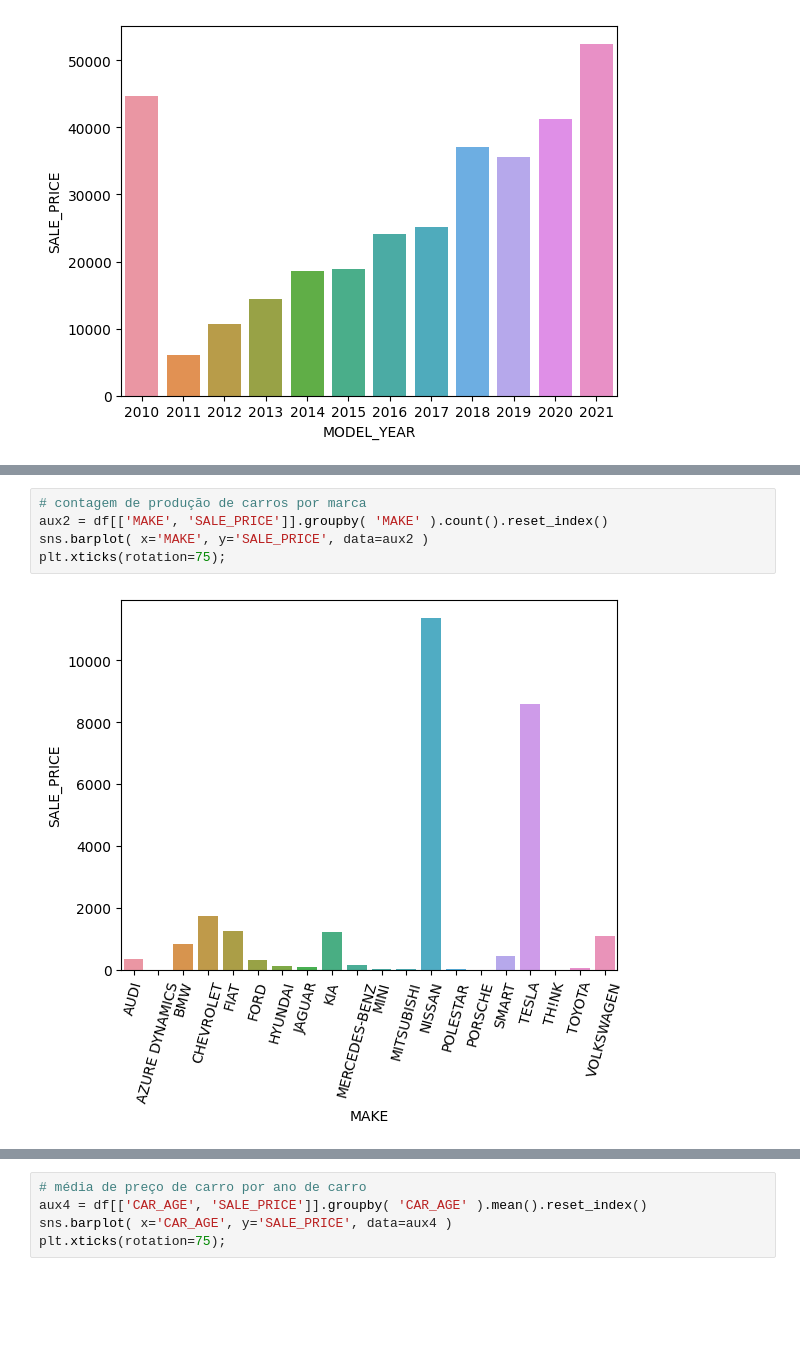
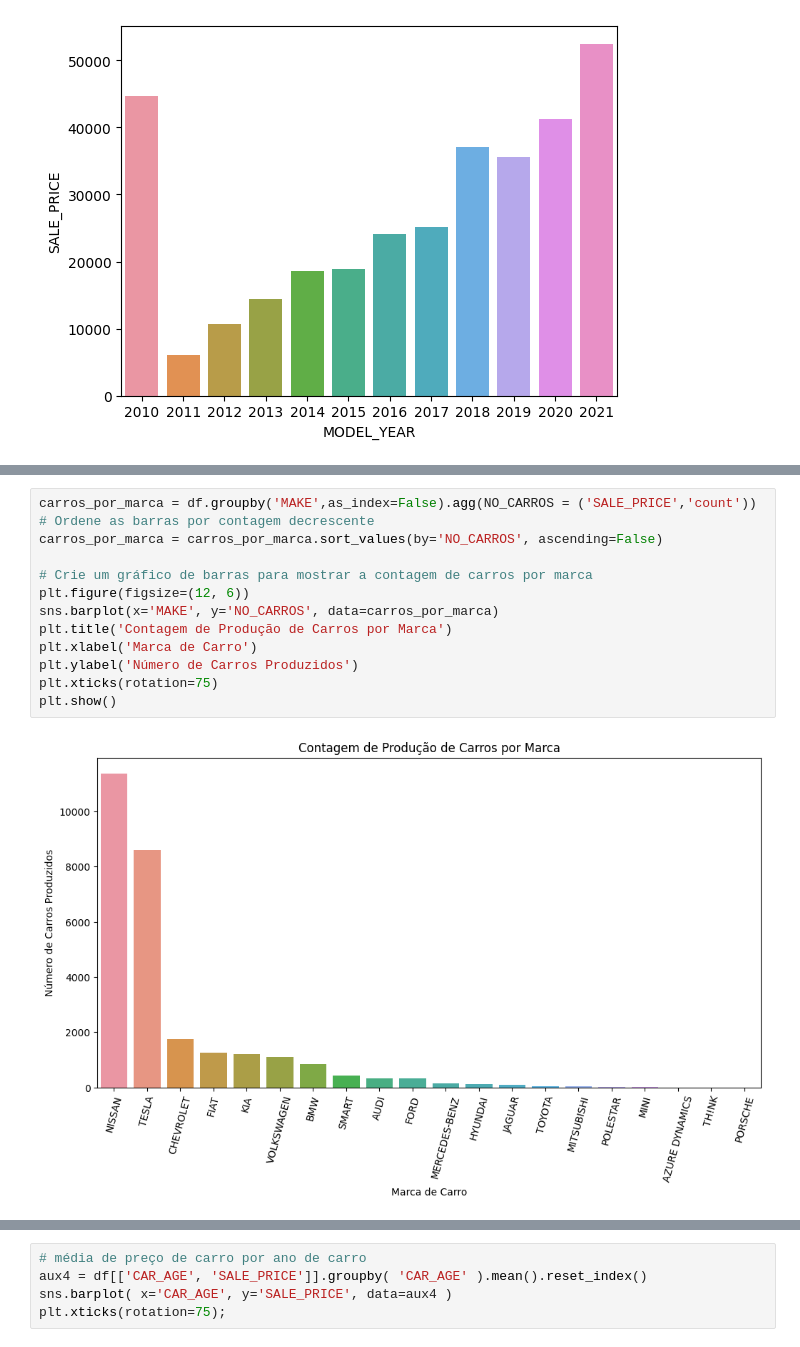
Before and after one commit to daniel64bit/electric_vehicle_classification, a Jupyter notebook: notebooks/projeto2.ipynb, the cells around one changed output, grey strips where cells are left out. Drawn from its saved outputs; the diff is of its cells as text; blank space fills up the shorter version.

```diff
--- a/notebooks/projeto2.ipynb
+++ b/notebooks/projeto2.ipynb
@@ -31,7 +46,15 @@ sns.barplot( x='MODEL_YEAR', y='SALE_PRICE', data=aux2 )
 # %%
-# contagem de produção de carros por marca
-aux2 = df[['MAKE', 'SALE_PRICE']].groupby( 'MAKE' ).count().reset_index()
-sns.barplot( x='MAKE', y='SALE_PRICE', data=aux2 )
-plt.xticks(rotation=75);
+carros_por_marca = df.groupby('MAKE',as_index=False).agg(NO_CARROS = ('SALE_PRICE','count'))
+# Ordene as barras por contagem decrescente
+carros_por_marca = carros_por_marca.sort_values(by='NO_CARROS', ascending=False)
+
+# Crie um gráfico de barras para mostrar a contagem de carros por marca
+plt.figure(figsize=(12, 6))
+sns.barplot(x='MAKE', y='NO_CARROS', data=carros_por_marca)
+plt.title('Contagem de Produção de Carros por Marca')
+plt.xlabel('Marca de Carro')
+plt.ylabel('Número de Carros Produzidos')
+plt.xticks(rotation=75)
+plt.show()
 # %% [output]
-[figure, old version]
+[figure, new version]
```
Also changed, not shown: parts of 8 cells of this notebook.
